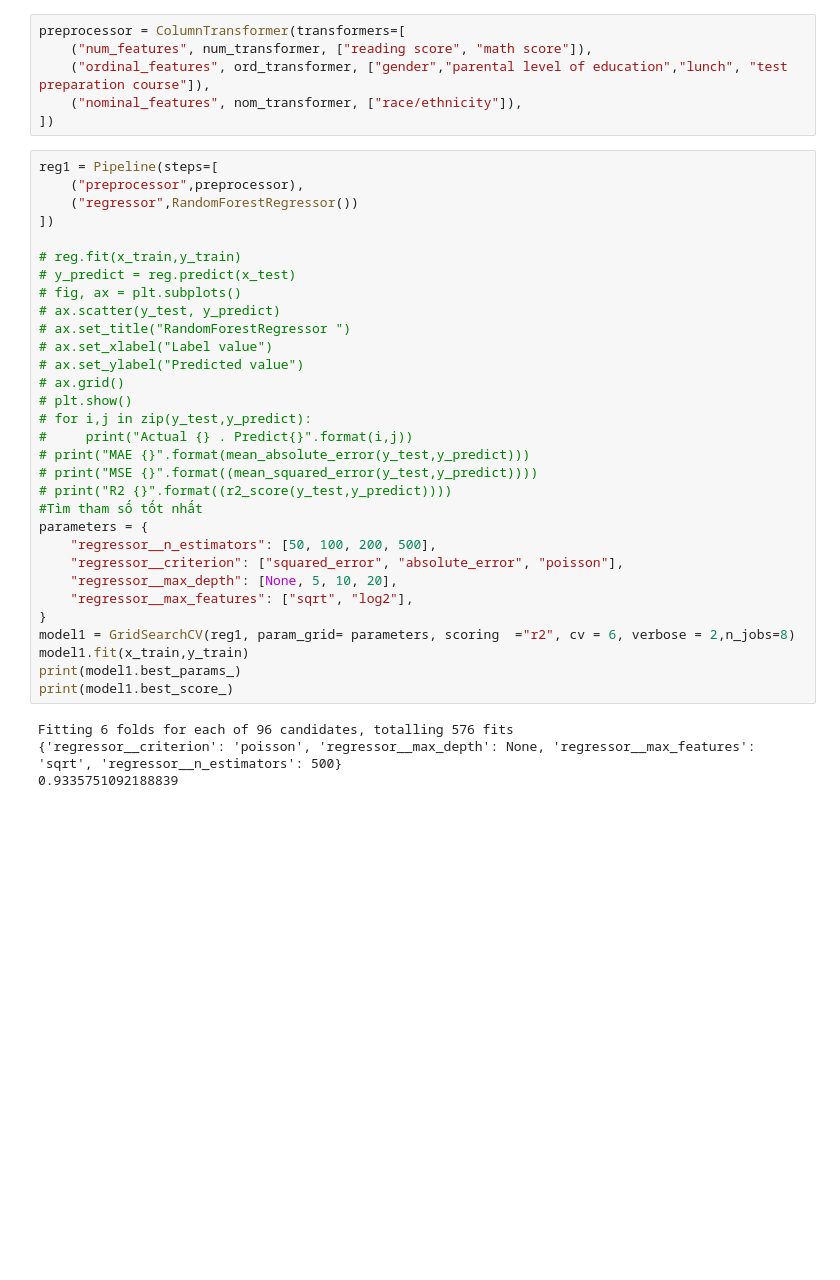
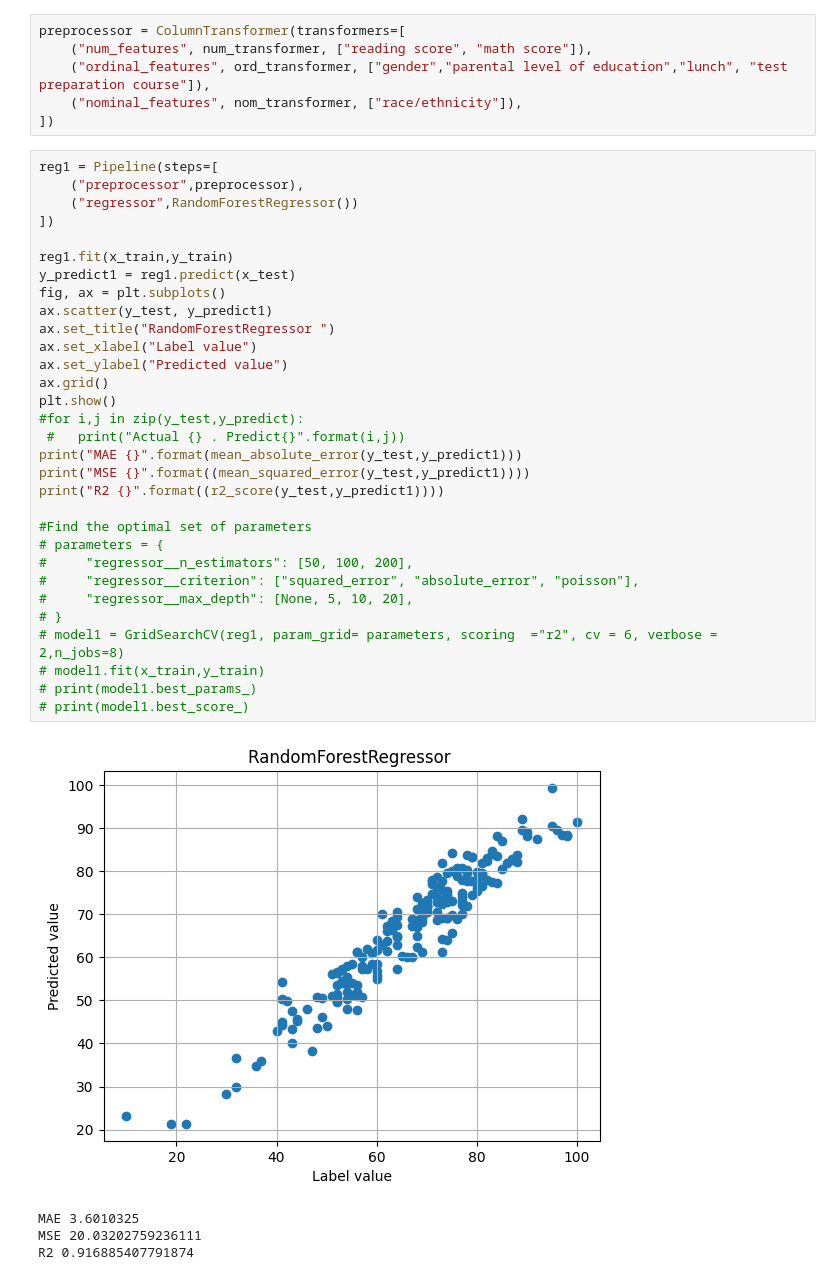
Before and after one commit to minhAI2045/Build-model-predicting-diabetes, a Jupyter notebook: AIbaocao.ipynb, the cells around one changed output. Drawn from its saved outputs; the diff is of its cells as text; blank space fills up the shorter version.

```diff
--- a/AIbaocao.ipynb
+++ b/AIbaocao.ipynb
@@ -102,38 +97,39 @@ preprocessor = ColumnTransformer(transformers=[
 # %%
 reg1 = Pipeline(steps=[
     ("preprocessor",preprocessor),
     ("regressor",RandomForestRegressor())
 ])
 
-# reg.fit(x_train,y_train)
-# y_predict = reg.predict(x_test)
-# fig, ax = plt.subplots()
-# ax.scatter(y_test, y_predict)
-# ax.set_title("RandomForestRegressor ")
-# ax.set_xlabel("Label value")
-# ax.set_ylabel("Predicted value")
-# ax.grid()
-# plt.show()
-# for i,j in zip(y_test,y_predict):
-#     print("Actual {} . Predict{}".format(i,j))
-# print("MAE {}".format(mean_absolute_error(y_test,y_predict)))
-# print("MSE {}".format((mean_squared_error(y_test,y_predict))))
-# print("R2 {}".format((r2_score(y_test,y_predict))))
-#Tìm tham số tốt nhất
-parameters = {
-    "regressor__n_estimators": [50, 100, 200, 500],
-    "regressor__criterion": ["squared_error", "absolute_error", "poisson"],
-    "regressor__max_depth": [None, 5, 10, 20],
-    "regressor__max_features": ["sqrt", "log2"],
-}
-model1 = GridSearchCV(reg1, param_grid= parameters, scoring  ="r2", cv = 6, verbose = 2,n_jobs=8)
-model1.fit(x_train,y_train)
-print(model1.best_params_)
-print(model1.best_score_)
+reg1.fit(x_train,y_train)
+y_predict1 = reg1.predict(x_test)
+fig, ax = plt.subplots()
+ax.scatter(y_test, y_predict1)
+ax.set_title("RandomForestRegressor ")
+ax.set_xlabel("Label value")
+ax.set_ylabel("Predicted value")
+ax.grid()
+plt.show()
+#for i,j in zip(y_test,y_predict):
+ #   print("Actual {} . Predict{}".format(i,j))
+print("MAE {}".format(mean_absolute_error(y_test,y_predict1)))
+print("MSE {}".format((mean_squared_error(y_test,y_predict1))))
+print("R2 {}".format((r2_score(y_test,y_predict1))))
+
+#Find the optimal set of parameters
+# parameters = {
+#     "regressor__n_estimators": [50, 100, 200],
+#     "regressor__criterion": ["squared_error", "absolute_error", "poisson"],
+#     "regressor__max_depth": [None, 5, 10, 20],
+# }
+# model1 = GridSearchCV(reg1, param_grid= parameters, scoring  ="r2", cv = 6, verbose = 2,n_jobs=8)
+# model1.fit(x_train,y_train)
+# print(model1.best_params_)
+# print(model1.best_score_)
 # %% [output]
+[figure, added]
-Fitting 6 folds for each of 96 candidates, totalling 576 fits
-{'regressor__criterion': 'poisson', 'regressor__max_depth': None, 'regressor__max_features': 'sqrt', 'regressor__n_estimators': 500}
-0.9335751092188839
+MAE 3.6010325
+MSE 20.03202759236111
+R2 0.916885407791874
 # %%
 reg2 = Pipeline(steps=[
     ("preprocessor", preprocessor),
```
Also changed, not shown: parts of 7 cells of this notebook.
